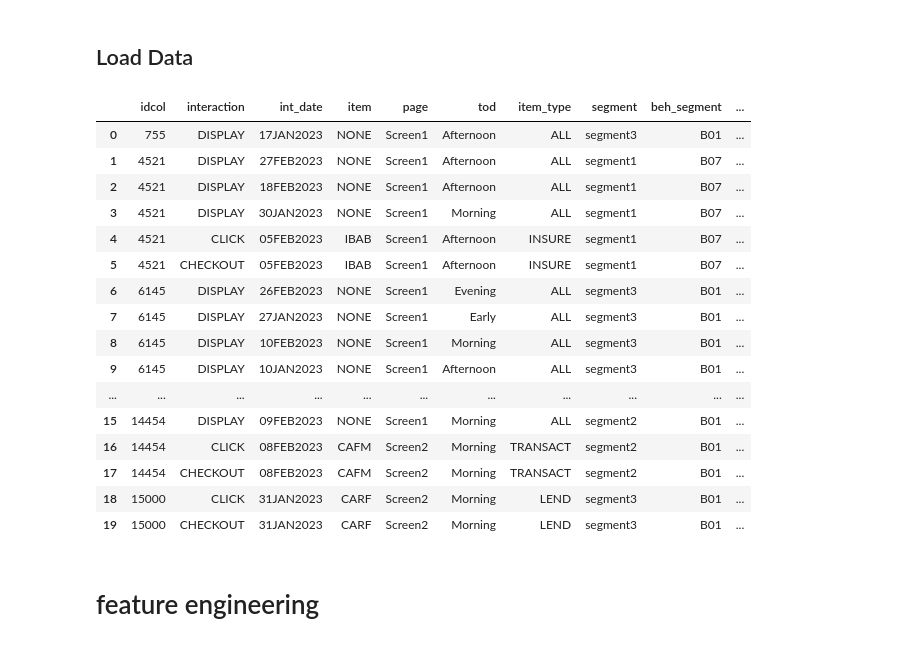
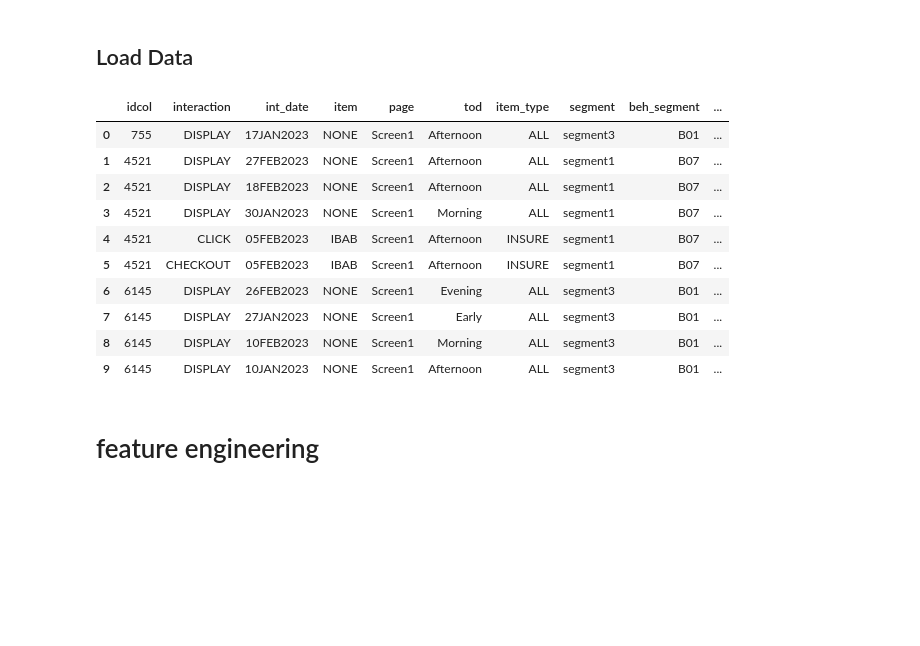
Before and after one commit to lizesteyn/FNBdataquest, a Jupyter notebook: LightFM_eda.ipynb, the cells around one changed output. Cells and saved outputs as stored; diff of their text form; code cells hidden in the pictures; blank space fills up the shorter version.

```diff
--- a/LightFM_eda.ipynb
+++ b/LightFM_eda.ipynb
@@ -16,27 +16,21 @@ from scipy.sparse import csr_matrix, vstack
 # %%
 data = pd.read_csv("./fnb_datav2.csv")
 
 # Remove
 data = data.drop(columns = ["item_descrip"])
-data.head(20)
+data.head(10)
 # %% [output]
 |  | idcol | interaction | int_date | item | page | tod | item_type | segment | beh_segment | ... |
 | 0 | 755 | DISPLAY | 17JAN2023 | NONE | Screen1 | Afternoon | ALL | segment3 | B01 | ... |
 | 1 | 4521 | DISPLAY | 27FEB2023 | NONE | Screen1 | Afternoon | ALL | segment1 | B07 | ... |
 | 2 | 4521 | DISPLAY | 18FEB2023 | NONE | Screen1 | Afternoon | ALL | segment1 | B07 | ... |
 | 3 | 4521 | DISPLAY | 30JAN2023 | NONE | Screen1 | Morning | ALL | segment1 | B07 | ... |
 | 4 | 4521 | CLICK | 05FEB2023 | IBAB | Screen1 | Afternoon | INSURE | segment1 | B07 | ... |
 | 5 | 4521 | CHECKOUT | 05FEB2023 | IBAB | Screen1 | Afternoon | INSURE | segment1 | B07 | ... |
 | 6 | 6145 | DISPLAY | 26FEB2023 | NONE | Screen1 | Evening | ALL | segment3 | B01 | ... |
 | 7 | 6145 | DISPLAY | 27JAN2023 | NONE | Screen1 | Early | ALL | segment3 | B01 | ... |
 | 8 | 6145 | DISPLAY | 10FEB2023 | NONE | Screen1 | Morning | ALL | segment3 | B01 | ... |
 | 9 | 6145 | DISPLAY | 10JAN2023 | NONE | Screen1 | Afternoon | ALL | segment3 | B01 | ... |
-| ... | ... | ... | ... | ... | ... | ... | ... | ... | ... | ... |
-| 15 | 14454 | DISPLAY | 09FEB2023 | NONE | Screen1 | Morning | ALL | segment2 | B01 | ... |
-| 16 | 14454 | CLICK | 08FEB2023 | CAFM | Screen2 | Morning | TRANSACT | segment2 | B01 | ... |
-| 17 | 14454 | CHECKOUT | 08FEB2023 | CAFM | Screen2 | Morning | TRANSACT | segment2 | B01 | ... |
-| 18 | 15000 | CLICK | 31JAN2023 | CARF | Screen2 | Morning | LEND | segment3 | B01 | ... |
-| 19 | 15000 | CHECKOUT | 31JAN2023 | CARF | Screen2 | Morning | LEND | segment3 | B01 | ... |
 # %% [markdown]
 # feature engineering
 # %% [markdown]
```
Also changed, not shown: parts of 12 cells of this notebook.
